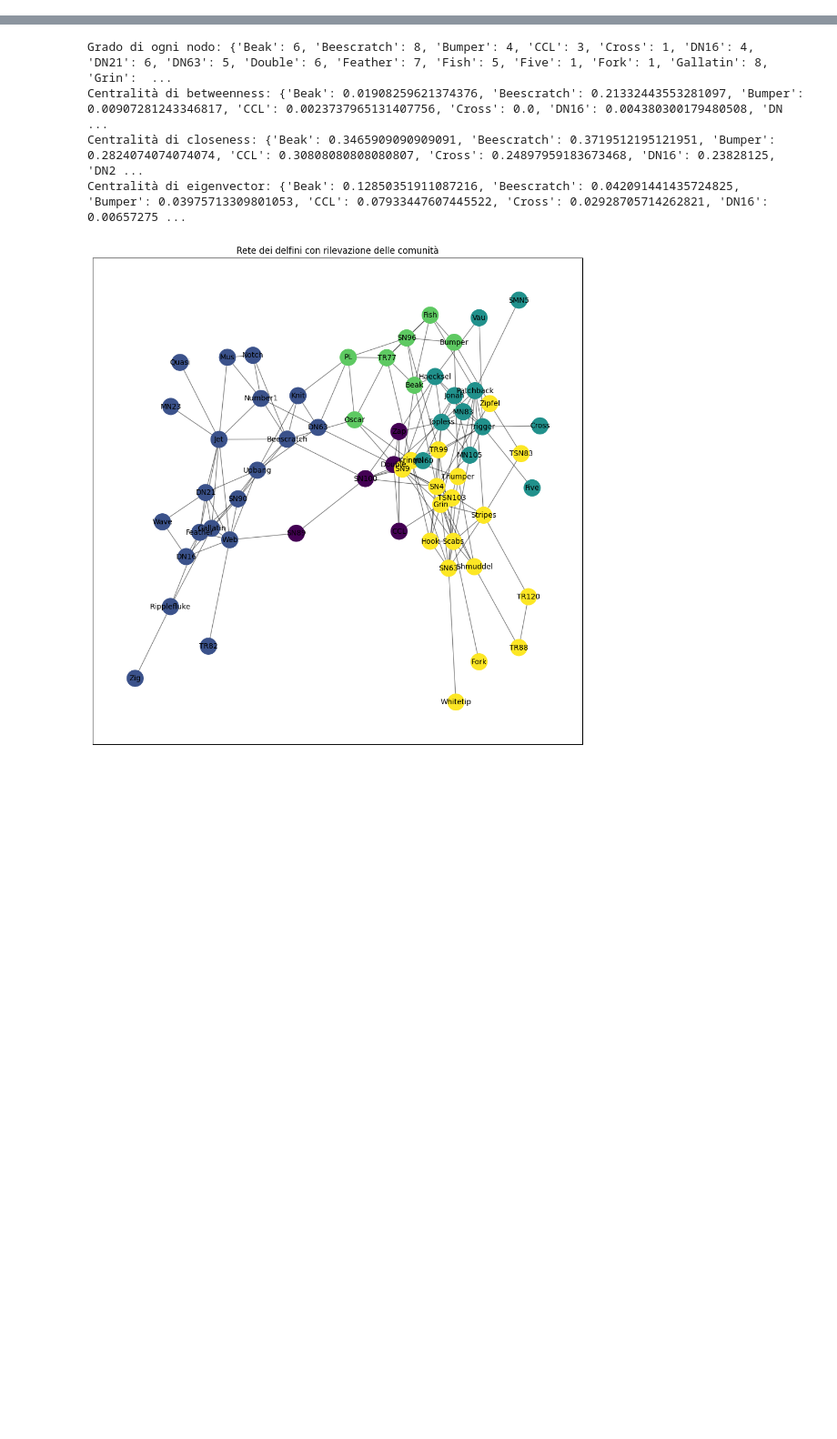
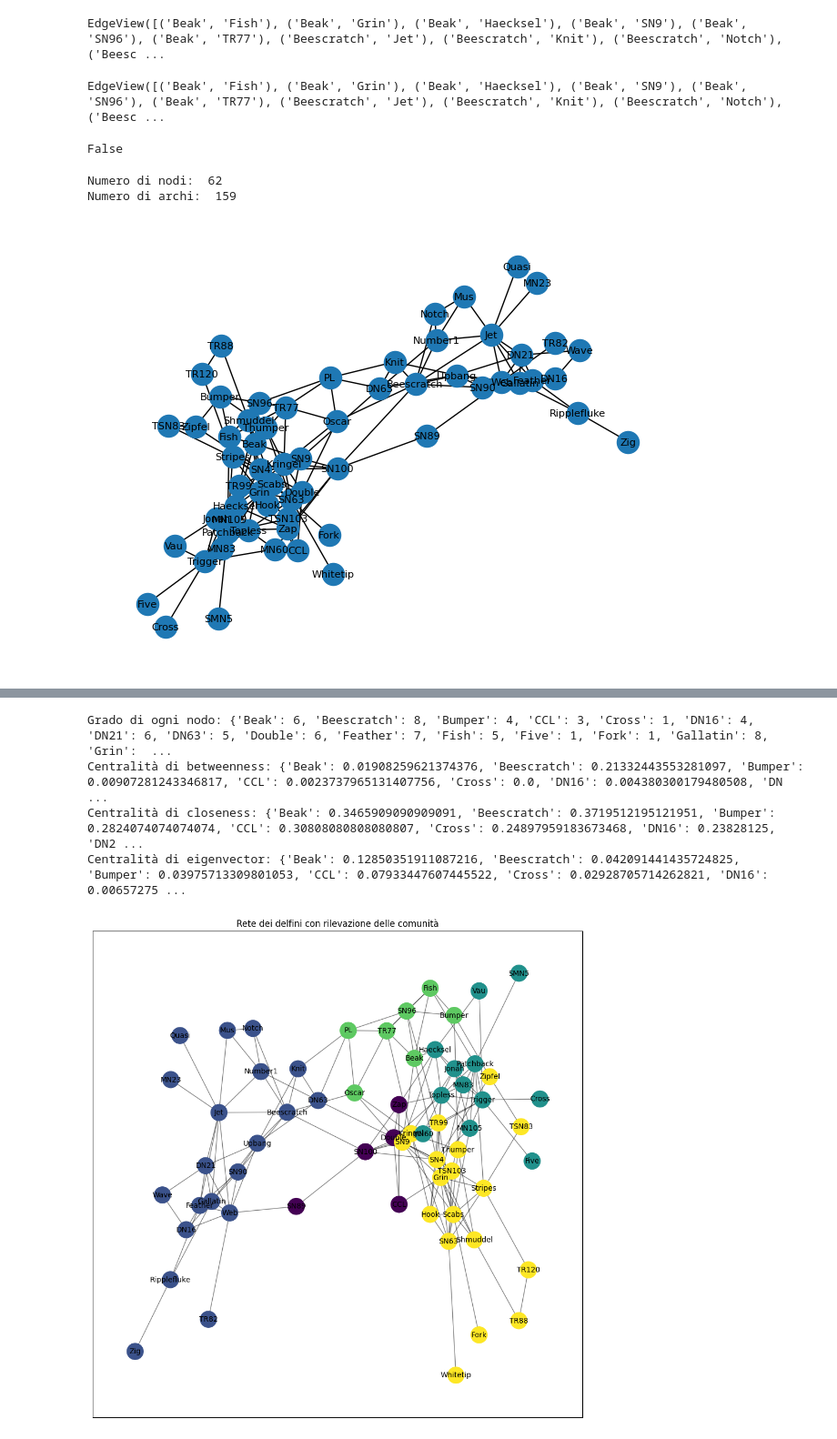
Before and after one commit to martinadaghia/Project_SNA, a Jupyter notebook: script.ipynb, the cells around one changed output, grey strips where cells are left out. Shown at 91% size. Saved outputs shown, nothing was run; the diff lists cells and outputs as text; code cells hidden in the pictures; blank space fills up the shorter version.

Commit message:
grafo

```diff
--- a/script.ipynb
+++ b/script.ipynb
@@ -12,3 +11,26 @@ G = nx.read_gml(file_path)
+# %%
+G.nodes
+# %% [output]
+EdgeView([('Beak', 'Fish'), ('Beak', 'Grin'), ('Beak', 'Haecksel'), ('Beak', 'SN9'), ('Beak', 'SN96'), ('Beak', 'TR77'), ('Beescratch', 'Jet'), ('Beescratch', 'Knit'), ('Beescratch', 'Notch'), ('Beesc ...
+# %%
+G.edges
+# %% [output]
+EdgeView([('Beak', 'Fish'), ('Beak', 'Grin'), ('Beak', 'Haecksel'), ('Beak', 'SN9'), ('Beak', 'SN96'), ('Beak', 'TR77'), ('Beescratch', 'Jet'), ('Beescratch', 'Knit'), ('Beescratch', 'Notch'), ('Beesc ...
+# %%
+G.is_directed()  #Il grafo è indiretto; tutti gli spigoli sono reciproci.
+# %% [output]
+False
+# %%
+print("Numero di nodi: ", G.number_of_nodes())
+print("Numero di archi: ", G.number_of_edges())
+# %% [output]
+Numero di nodi:  62
+Numero di archi:  159
+# %%
+# Disegno della rete
+nx.draw(G, with_labels = True, font_size = 8)
+# %% [output]
+[figure, added]
 # %%
 # Disegnare il grafo
 plt.figure(figsize=(12, 12))
```
Also changed, not shown: parts of 2 cells of this notebook, 2 other files.
